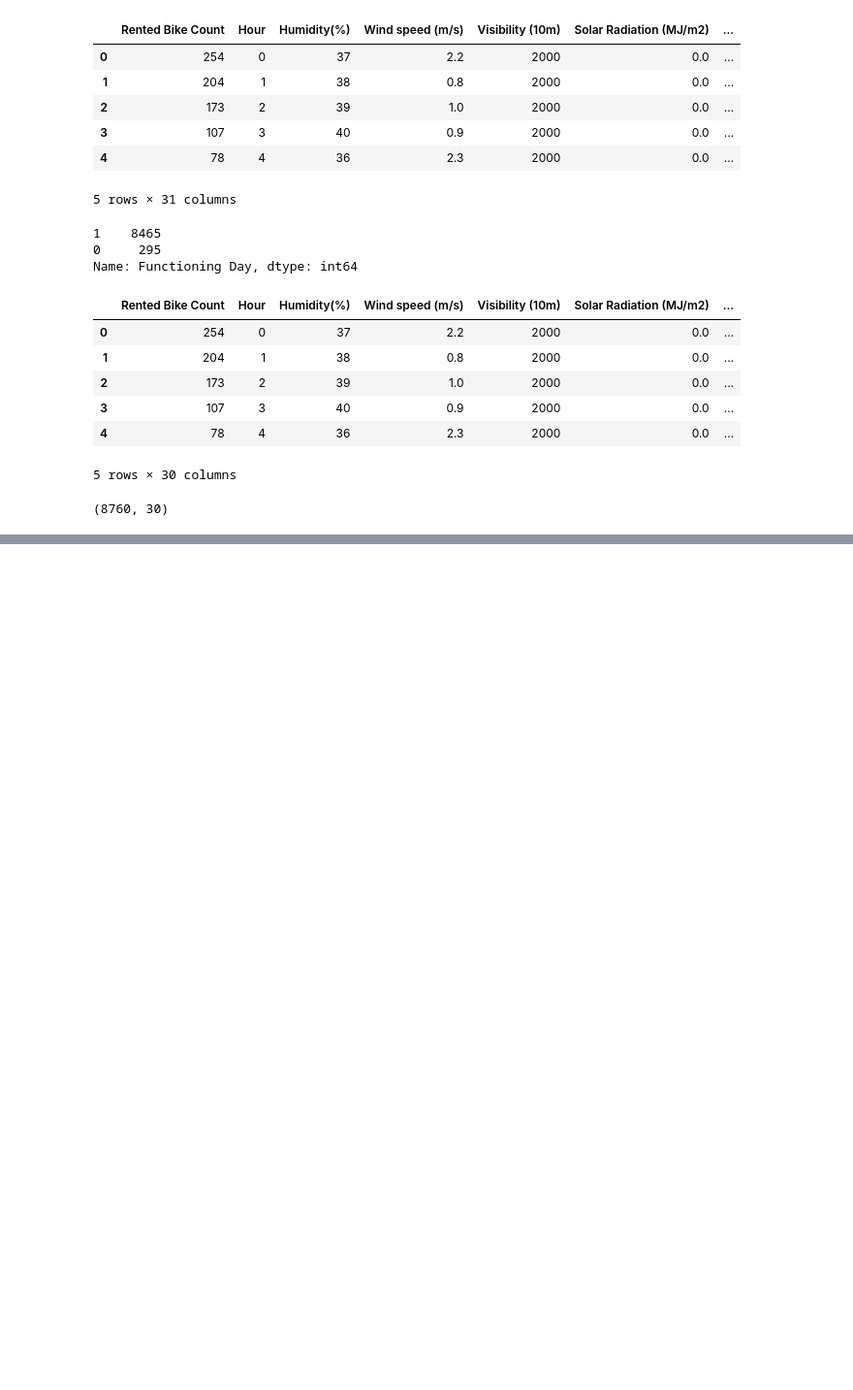
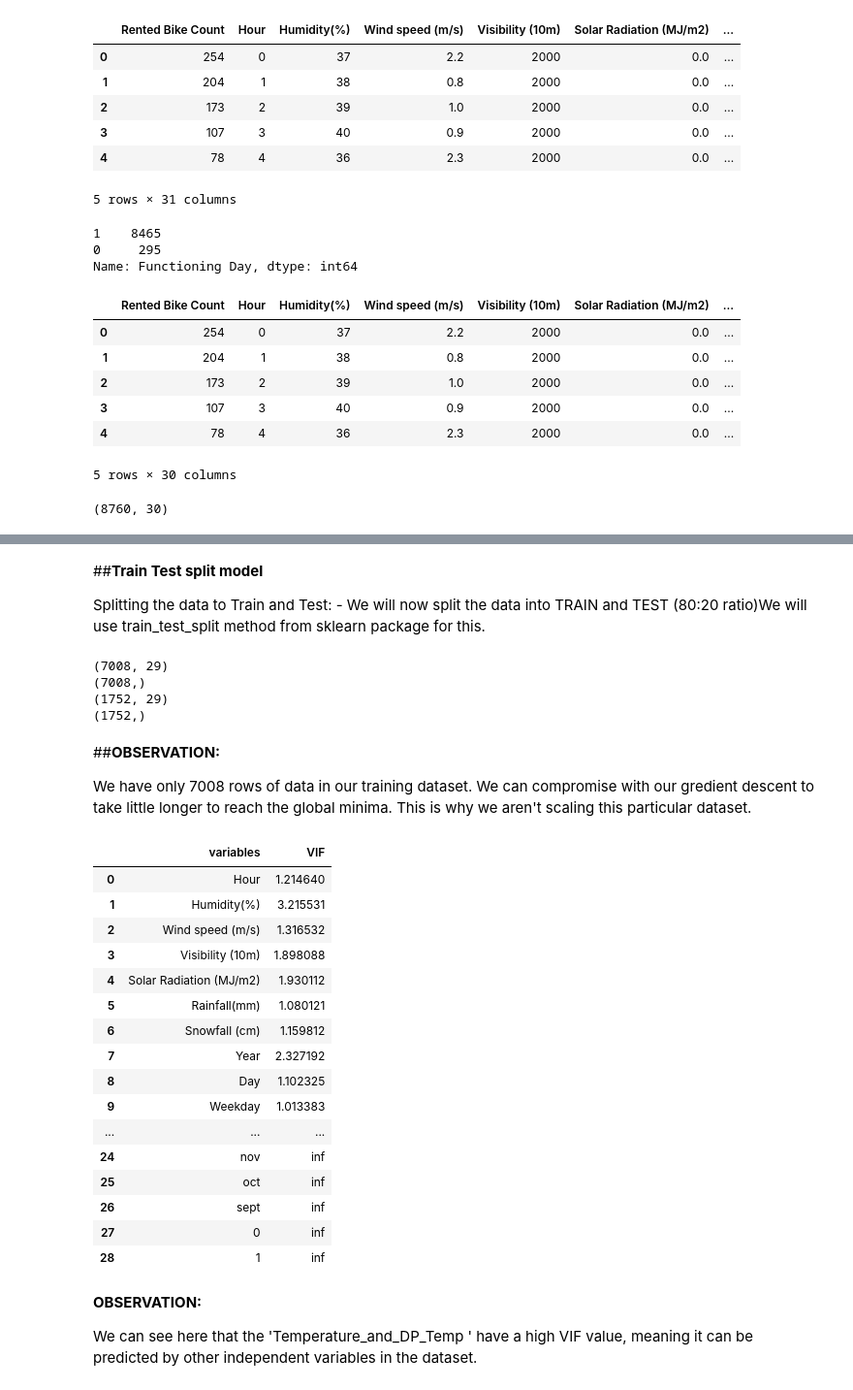
Before and after one commit to Bassu1011/Bike-Sharing-Demand_Prediction-Capstone-Project, a Jupyter notebook: Bike_Sharing_Demand_Prediction_Capstone_Project.ipynb, the cells around one changed output, grey strips where cells are left out. Shown at 97% size. Drawn from its saved outputs; the diff is of its cells as text; code cells hidden in the pictures; blank space fills up the shorter version.

```diff
--- a/Bike_Sharing_Demand_Prediction_Capstone_Project.ipynb
+++ b/Bike_Sharing_Demand_Prediction_Capstone_Project.ipynb
@@ -697,0 +700,4 @@ bike_df.shape# final shape of dataframe after preprocessing
+# %%
+#spliting independent and dependent variable
+x = bike_df.drop('Rented Bike Count',axis=1)
+y = bike_df['Rented Bike Count']
@@ -697,0 +714,58 @@ bike_df.shape# final shape of dataframe after preprocessing
+# %% [markdown]
+##**Train Test split model**
+
+Splitting the data to Train and Test: - We will now split the data into TRAIN and TEST (80:20 ratio)We will use train_test_split method from sklearn package for this.
+# %%
+# spliting the model into test and train
+from sklearn.model_selection import train_test_split
+x_train, x_test, y_train, y_test = train_test_split( x,y , test_size = 0.2, random_state = 0)
+print(x_train.shape)
+print(y_train.shape)
+print(x_test.shape)
+print(y_test.shape)
+# %% [output]
+(7008, 29)
+(7008,)
+(1752, 29)
+(1752,)
+# %% [markdown]
+##**OBSERVATION:**
+
+We have only 7008 rows of data in our training dataset. We can compromise with our gredient descent to take little longer to reach the global minima. This is why we aren't scaling this particular dataset.
+# %%
+# Import library for VIF
+from statsmodels.stats.outliers_influence import variance_inflation_factor
+
+def calc_vif(X):
+
+    # Calculating VIF
+    vif = pd.DataFrame()
+    vif["variables"] = X.columns
+    vif["VIF"] = [variance_inflation_factor(X.values, i) for i in range(X.shape[1])]
+
+    return(vif)
+# %%
+#calculating vif for all the variables
+calc_vif(x)
+# %% [output]
+|  | variables | VIF |
+| 0 | Hour | 1.214640 |
+| 1 | Humidity(%) | 3.215531 |
+| 2 | Wind speed (m/s) | 1.316532 |
+| 3 | Visibility (10m) | 1.898088 |
+| 4 | Solar Radiation (MJ/m2) | 1.930112 |
+| 5 | Rainfall(mm) | 1.080121 |
+| 6 | Snowfall (cm) | 1.159812 |
+| 7 | Year | 2.327192 |
+| 8 | Day | 1.102325 |
+| 9 | Weekday | 1.013383 |
+| ... | ... | ... |
+| 24 | nov | inf |
+| 25 | oct | inf |
+| 26 | sept | inf |
+| 27 | 0 | inf |
+| 28 | 1 | inf |
+# %% [markdown]
+**OBSERVATION:**
+
+ We can see here that the 'Temperature_and_DP_Temp ' have a high VIF value, meaning it can be predicted by other independent variables in the dataset.
```
Also changed, not shown: parts of 3 cells of this notebook.
